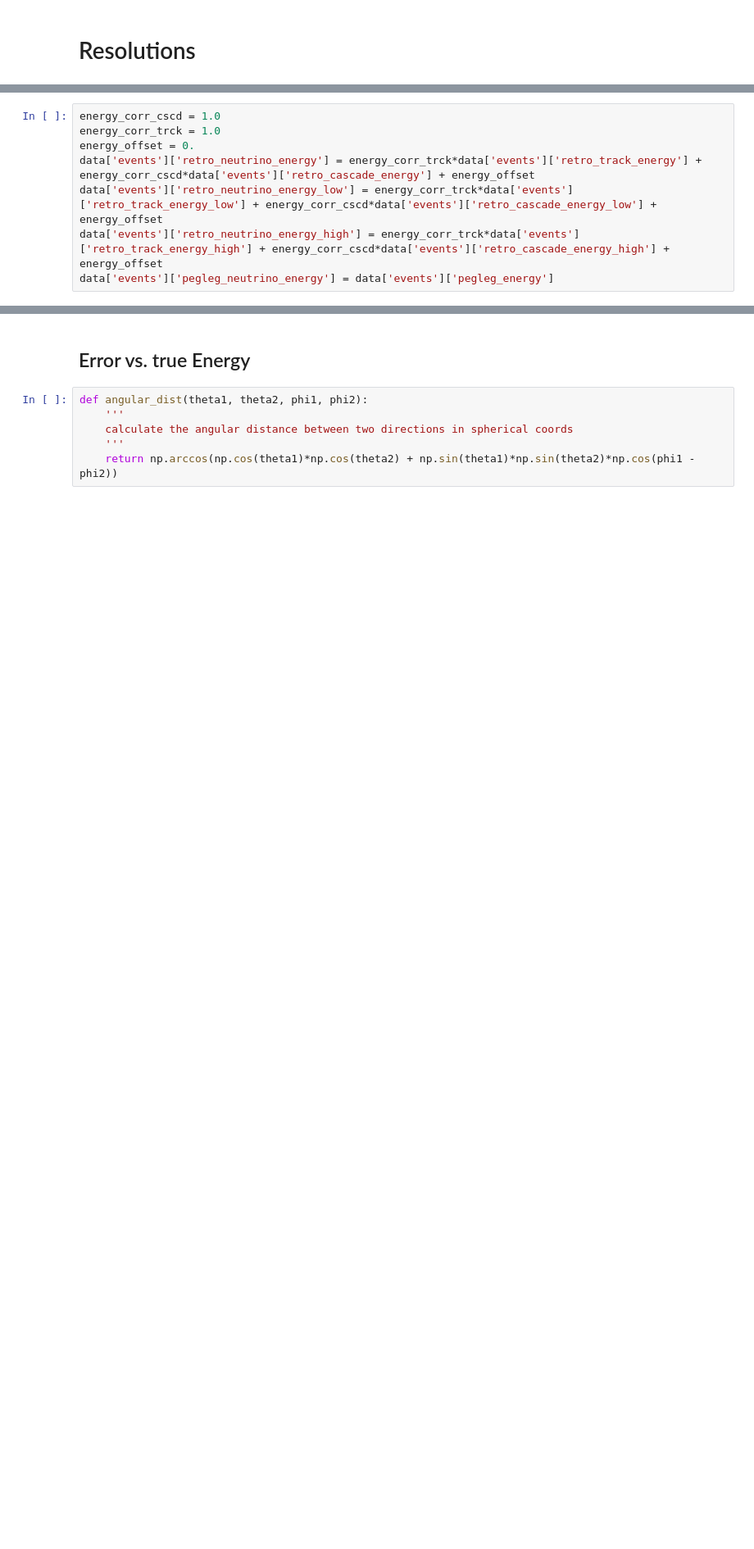
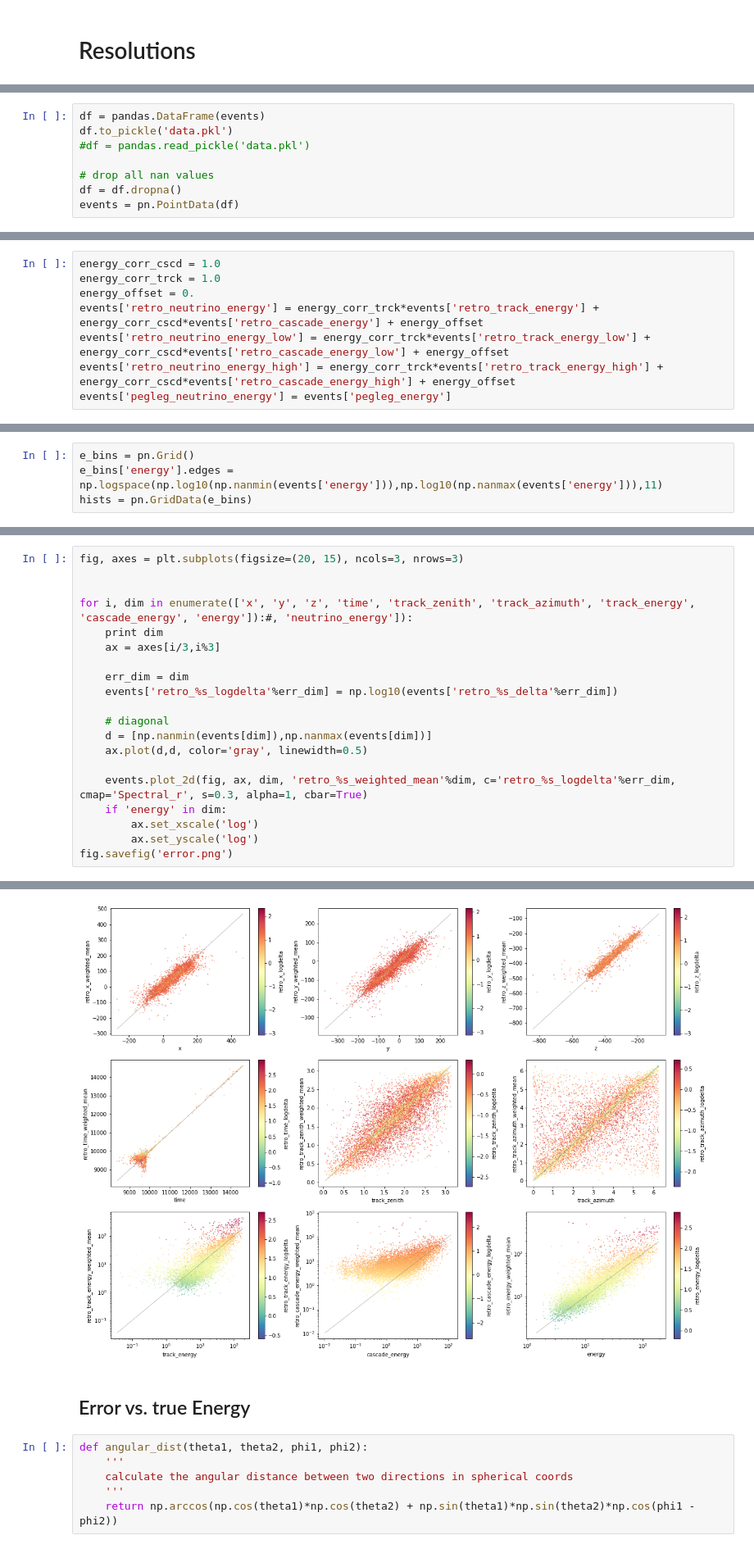
Before and after one commit to ts4051/retro, a Jupyter notebook: notebooks/resolutions.ipynb, the cells around one changed output, grey strips where cells are left out. Shown at 82% size. Drawn from its saved outputs; the diff is of its cells as text; blank space fills up the shorter version.

```diff
--- a/notebooks/resolutions.ipynb
+++ b/notebooks/resolutions.ipynb
@@ -144 +147,9 @@ data.add_layer(mf.PointLayer(pandas.DataFrame(events), 'events'))
+# %%
+df = pandas.DataFrame(events)
+df.to_pickle('data.pkl')
+#df = pandas.read_pickle('data.pkl')
+
+# drop all nan values
+df = df.dropna()
+events = pn.PointData(df)
 # %%
@@ -161,7 +166,7 @@ mask = np.logical_and(np.logical_and(np.logical_and(data['events']['retro_track_
 energy_corr_cscd = 1.0
 energy_corr_trck = 1.0
 energy_offset = 0.
-data['events']['retro_neutrino_energy'] = energy_corr_trck*data['events']['retro_track_energy'] + energy_corr_cscd*data['events']['retro_cascade_energy'] + energy_offset
-data['events']['retro_neutrino_energy_low'] = energy_corr_trck*data['events']['retro_track_energy_low'] + energy_corr_cscd*data['events']['retro_cascade_energy_low'] + energy_offset
-data['events']['retro_neutrino_energy_high'] = energy_corr_trck*data['events']['retro_track_energy_high'] + energy_corr_cscd*data['events']['retro_cascade_energy_high'] + energy_offset
-data['events']['pegleg_neutrino_energy'] = data['events']['pegleg_energy']
+events['retro_neutrino_energy'] = energy_corr_trck*events['retro_track_energy'] + energy_corr_cscd*events['retro_cascade_energy'] + energy_offset
+events['retro_neutrino_energy_low'] = energy_corr_trck*events['retro_track_energy_low'] + energy_corr_cscd*events['retro_cascade_energy_low'] + energy_offset
+events['retro_neutrino_energy_high'] = energy_corr_trck*events['retro_track_energy_high'] + energy_corr_cscd*events['retro_cascade_energy_high'] + energy_offset
+events['pegleg_neutrino_energy'] = events['pegleg_energy']
@@ -337,0 +173,4 @@ energy width = 13.498, bias = -11.936
+# %%
+e_bins = pn.Grid()
+e_bins['energy'].edges = np.logspace(np.log10(np.nanmin(events['energy'])),np.log10(np.nanmax(events['energy'])),11)
+hists = pn.GridData(e_bins)
@@ -337,0 +401,21 @@ energy width = 13.498, bias = -11.936
+# %%
+fig, axes = plt.subplots(figsize=(20, 15), ncols=3, nrows=3)
+
+
+for i, dim in enumerate(['x', 'y', 'z', 'time', 'track_zenith', 'track_azimuth', 'track_energy', 'cascade_energy', 'energy']):#, 'neutrino_energy']):
+    print dim
+    ax = axes[i/3,i%3]
+
+    err_dim = dim
+    events['retro_%s_logdelta'%err_dim] = np.log10(events['retro_%s_delta'%err_dim])
+
+    # diagonal
+    d = [np.nanmin(events[dim]),np.nanmax(events[dim])]
+    ax.plot(d,d, color='gray', linewidth=0.5)
+
+    events.plot_2d(fig, ax, dim, 'retro_%s_weighted_mean'%dim, c='retro_%s_logdelta'%err_dim, cmap='Spectral_r', s=0.3, alpha=1, cbar=True)
+    if 'energy' in dim:
+        ax.set_xscale('log')
+        ax.set_yscale('log')
+fig.savefig('error.png')
+# %% [output]
@@ -338,3 +431,4 @@ energy width = 13.498, bias = -11.936
+[figure, added]
 # %% [markdown]
 ## Error vs. true Energy
 # %%
```
Also changed, not shown: parts of 12 cells of this notebook, 1 other file.
